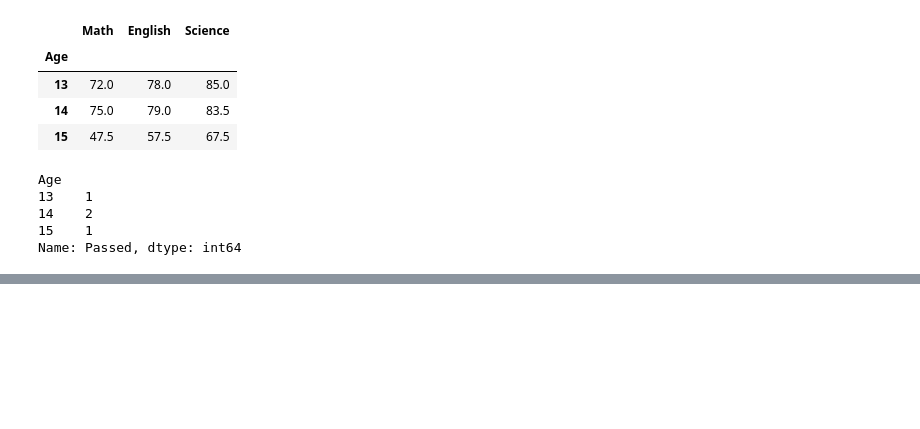
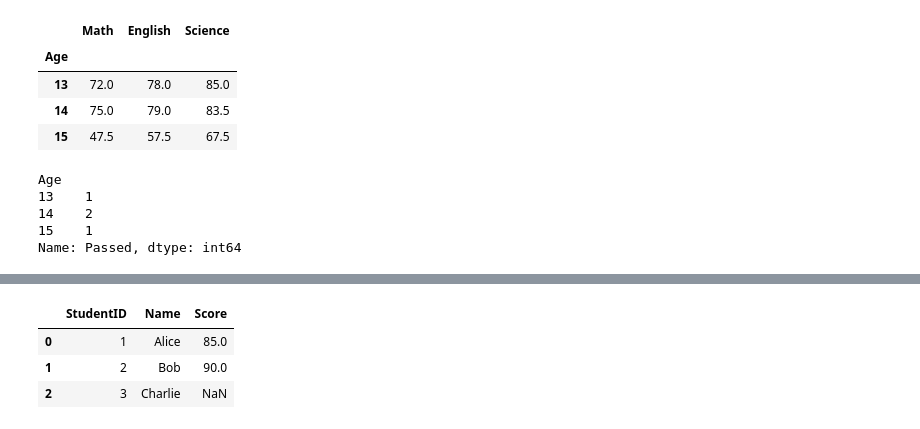
Before and after one commit to KaiFa254/GitpracticeMoringaclass, a Jupyter notebook: mypandaspractice.ipynb, the cells around one changed output, grey strips where cells are left out. Saved outputs shown, nothing was run; the diff lists cells and outputs as text; code cells hidden in the pictures; blank space fills up the shorter version.

```diff
--- a/mypandaspractice.ipynb
+++ b/mypandaspractice.ipynb
@@ -220,0 +283,10 @@ df.to_csv('students_with_results.csv',index=False)
+# %%
+students = pd.DataFrame({
+    'StudentID': [1, 2, 3],
+    'Name': ['Alice', 'Bob', 'Charlie']
+})
+
+scores = pd.DataFrame({
+    'StudentID': [1, 2, 4],
+    'Score': [85, 90, 75]
+})
@@ -220,0 +310,8 @@ df.to_csv('students_with_results.csv',index=False)
+# %%
+left_join = pd.merge(students,scores, on='StudentID', how='left')
+left_join
+# %% [output]
+|  | StudentID | Name | Score |
+| 0 | 1 | Alice | 85.0 |
+| 1 | 2 | Bob | 90.0 |
+| 2 | 3 | Charlie | NaN |
```
Also changed, not shown: parts of 11 cells of this notebook.
